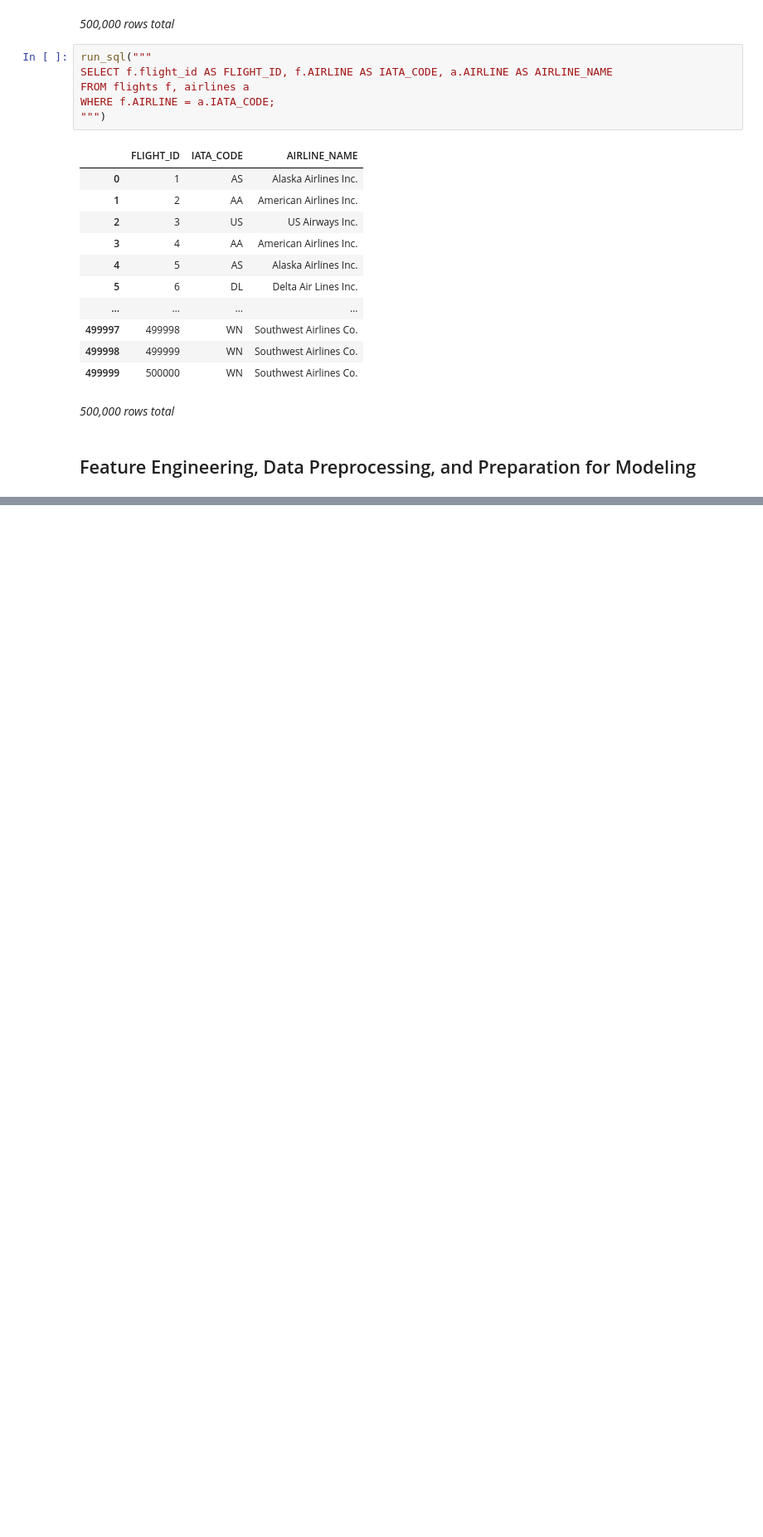
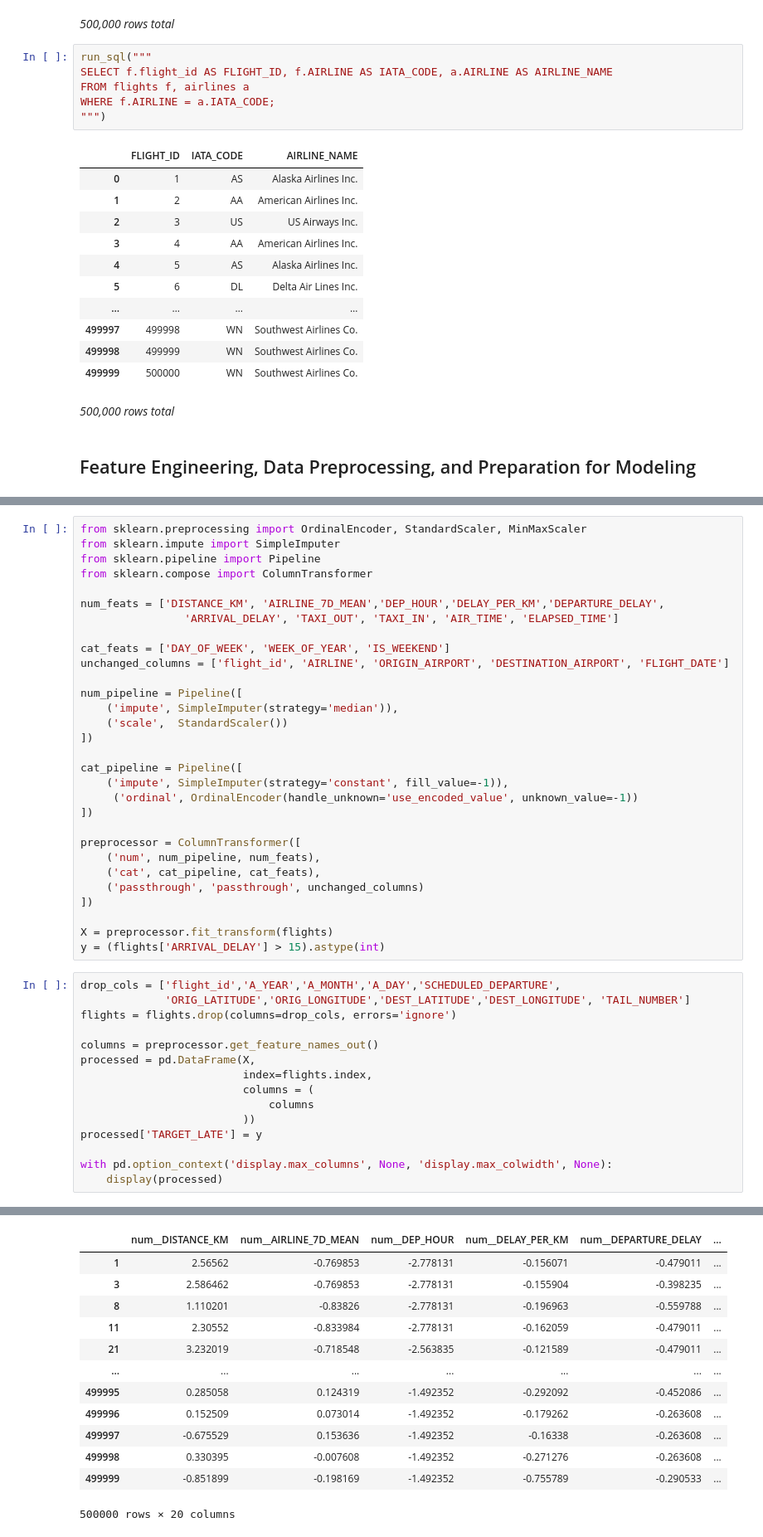
Before and after one commit to Amir-rfz/Data-Science-Course-Projects-S2025, a Jupyter notebook: Final_project/Phase2/Phase2.ipynb, the cells around one changed output, grey strips where cells are left out. Shown at 83% size. Drawn from its saved outputs; the diff is of its cells as text; blank space fills up the shorter version.

```diff
--- a/Final_project/Phase2/Phase2.ipynb
+++ b/Final_project/Phase2/Phase2.ipynb
@@ -361,0 +517,46 @@ airlines_df = pd.read_sql_query("SELECT * FROM airlines", con)
+# %%
+from sklearn.preprocessing import OrdinalEncoder, StandardScaler, MinMaxScaler
+from sklearn.impute import SimpleImputer
+from sklearn.pipeline import Pipeline
+from sklearn.compose import ColumnTransformer
+
+num_feats = ['DISTANCE_KM', 'AIRLINE_7D_MEAN','DEP_HOUR','DELAY_PER_KM','DEPARTURE_DELAY',
+                'ARRIVAL_DELAY', 'TAXI_OUT', 'TAXI_IN', 'AIR_TIME', 'ELAPSED_TIME']
+
+cat_feats = ['DAY_OF_WEEK', 'WEEK_OF_YEAR', 'IS_WEEKEND']
+unchanged_columns = ['flight_id', 'AIRLINE', 'ORIGIN_AIRPORT', 'DESTINATION_AIRPORT', 'FLIGHT_DATE']
+
+num_pipeline = Pipeline([
+    ('impute', SimpleImputer(strategy='median')),
+    ('scale',  StandardScaler())
+])
+
+cat_pipeline = Pipeline([
+    ('impute', SimpleImputer(strategy='constant', fill_value=-1)),
+     ('ordinal', OrdinalEncoder(handle_unknown='use_encoded_value', unknown_value=-1))
+])
+
+preprocessor = ColumnTransformer([
+    ('num', num_pipeline, num_feats),
+    ('cat', cat_pipeline, cat_feats),
+    ('passthrough', 'passthrough', unchanged_columns)
+])
+
+X = preprocessor.fit_transform(flights)
+y = (flights['ARRIVAL_DELAY'] > 15).astype(int)
+# %%
+drop_cols = ['flight_id','A_YEAR','A_MONTH','A_DAY','SCHEDULED_DEPARTURE',
+             'ORIG_LATITUDE','ORIG_LONGITUDE','DEST_LATITUDE','DEST_LONGITUDE', 'TAIL_NUMBER']
+flights = flights.drop(columns=drop_cols, errors='ignore')
+
+columns = preprocessor.get_feature_names_out()
+processed = pd.DataFrame(X,
+                         index=flights.index,
+                         columns = (
+                             columns
+                         ))
+processed['TARGET_LATE'] = y
+
+with pd.option_context('display.max_columns', None, 'display.max_colwidth', None):
+    display(processed)
+# %% [output]
@@ -361,0 +570,13 @@ airlines_df = pd.read_sql_query("SELECT * FROM airlines", con)
+|  | num__DISTANCE_KM | num__AIRLINE_7D_MEAN | num__DEP_HOUR | num__DELAY_PER_KM | num__DEPARTURE_DELAY | ... |
+| 1 | 2.56562 | -0.769853 | -2.778131 | -0.156071 | -0.479011 | ... |
+| 3 | 2.586462 | -0.769853 | -2.778131 | -0.155904 | -0.398235 | ... |
+| 8 | 1.110201 | -0.83826 | -2.778131 | -0.196963 | -0.559788 | ... |
+| 11 | 2.30552 | -0.833984 | -2.778131 | -0.162059 | -0.479011 | ... |
+| 21 | 3.232019 | -0.718548 | -2.563835 | -0.121589 | -0.479011 | ... |
+| ... | ... | ... | ... | ... | ... | ... |
+| 499995 | 0.285058 | 0.124319 | -1.492352 | -0.292092 | -0.452086 | ... |
+| 499996 | 0.152509 | 0.073014 | -1.492352 | -0.179262 | -0.263608 | ... |
+| 499997 | -0.675529 | 0.153636 | -1.492352 | -0.16338 | -0.263608 | ... |
+| 499998 | 0.330395 | -0.007608 | -1.492352 | -0.271276 | -0.263608 | ... |
+| 499999 | -0.851899 | -0.198169 | -1.492352 | -0.755789 | -0.290533 | ... |
+500000 rows × 20 columns
```
Also changed, not shown: parts of 13 cells of this notebook, 2 other files.
